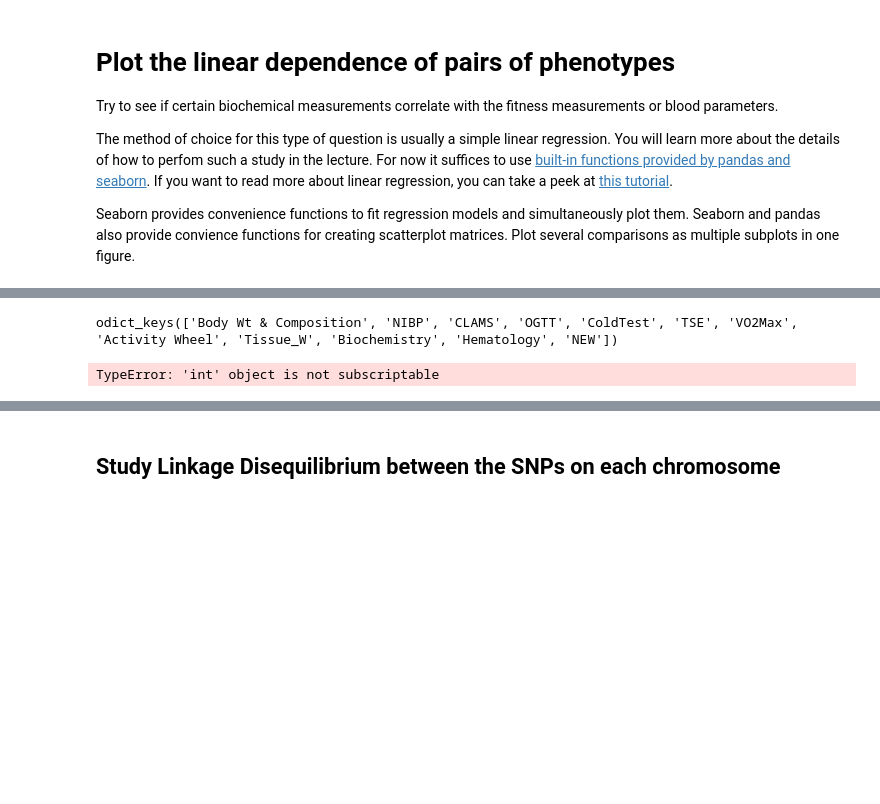
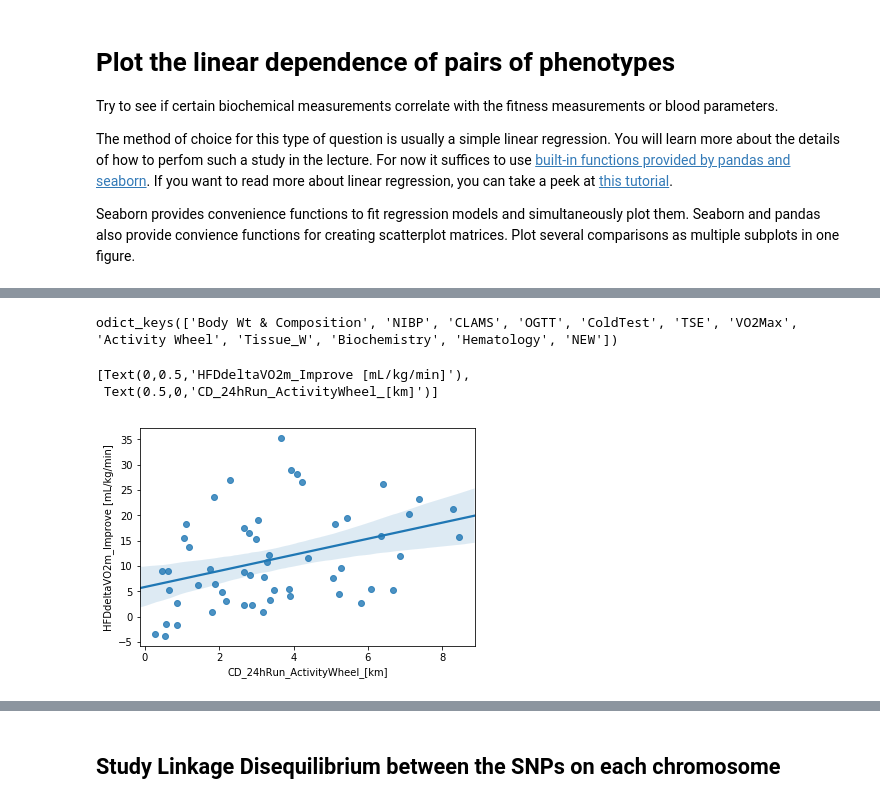
Before and after one commit to Osrip/Integrated_Bioinformatics, a Jupyter notebook: IntegratedBioinformatics/notebooks/Day2_Exploratory_Analysis.ipynb, the cells around one changed output, grey strips where cells are left out. Cells and saved outputs as stored; diff of their text form; code cells hidden in the pictures; blank space fills up the shorter version.

```diff
--- a/IntegratedBioinformatics/notebooks/Day2_Exploratory_Analysis.ipynb
+++ b/IntegratedBioinformatics/notebooks/Day2_Exploratory_Analysis.ipynb
@@ -589,12 +592,15 @@ Length: 114, dtype: float64
 # %%
 print(xls.keys())
 VO2_df = xls['VO2Max']
 VO2 = VO2_df['HFDdeltaVO2m_Improve [mL/kg/min]']
 active_df = xls['Activity Wheel']
 run = active_df['CD_24hRun_ActivityWheel_[km]']
-both_df = pd.concat([VO2, run])
-#both_df = pd.DataFrame(dict(s1 =VO2, s2 = run))
-sns.regplot(x=0, y=1, data=both_df);
+#both_df = pd.concat([active_df, VO2_df])
+both_df = pd.DataFrame(dict(s1 =VO2, s2 = run))
+ax = sns.regplot(x='s2', y='s1', data=both_df);
+ax.set(xlabel='CD_24hRun_ActivityWheel_[km]', ylabel='HFDdeltaVO2m_Improve [mL/kg/min]')
 # %% [output]
 odict_keys(['Body Wt & Composition', 'NIBP', 'CLAMS', 'OGTT', 'ColdTest', 'TSE', 'VO2Max', 'Activity Wheel', 'Tissue_W', 'Biochemistry', 'Hematology', 'NEW'])
-TypeError: 'int' object is not subscriptable
+[Text(0,0.5,'HFDdeltaVO2m_Improve [mL/kg/min]'),
+ Text(0.5,0,'CD_24hRun_ActivityWheel_[km]')]
+[figure, added]
```
Also changed, not shown: parts of 2 cells of this notebook.
